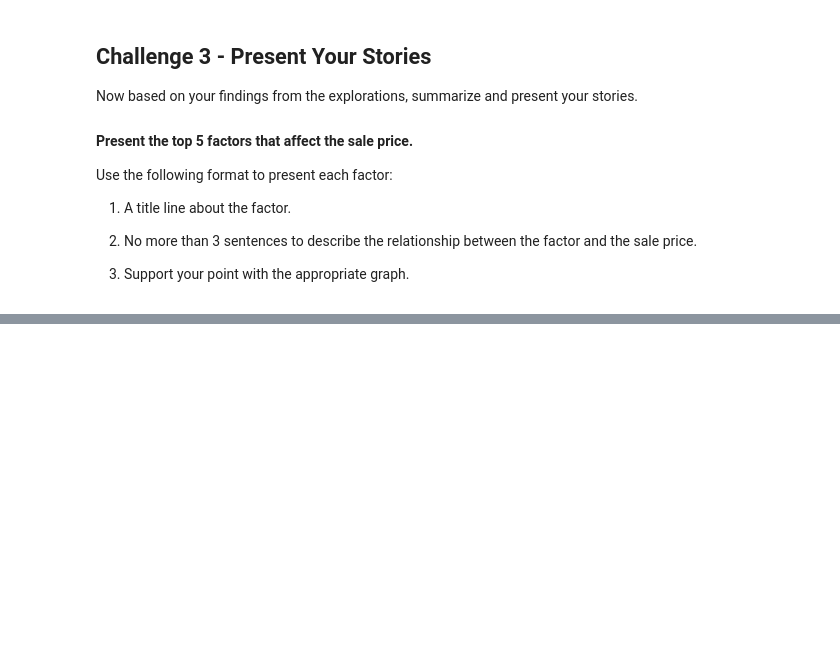
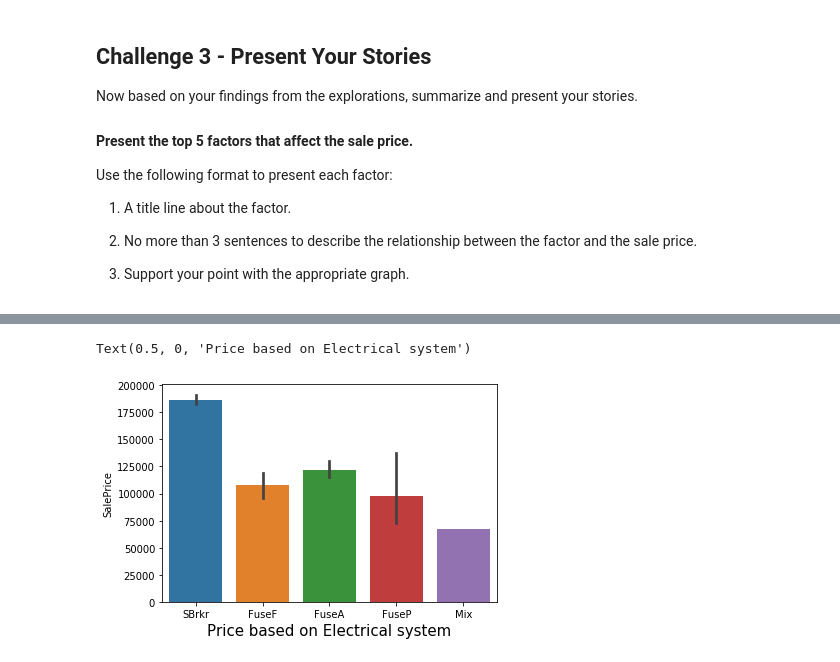
Before and after one commit to ta-datapt-bcn/lab-storytelling-data-visualization, a Jupyter notebook: your-code/main.ipynb, the cells around one changed output, grey strips where cells are left out. Saved outputs shown, nothing was run; the diff lists cells and outputs as text; code cells hidden in the pictures; blank space fills up the shorter version.

```diff
--- a/your-code/main.ipynb
+++ b/your-code/main.ipynb
@@ -141,0 +241,7 @@ Use the following format to present each factor:
+# %%
+sns.barplot(data=df, x="Electrical", y="SalePrice");
+plt.xlabel("Price based on Electrical system", fontsize=15)
+#We can see the first electrical system mean more price.
+# %% [output]
+Text(0.5, 0, 'Price based on Electrical system')
+[figure, added]
```
Also changed, not shown: parts of 20 cells of this notebook.
